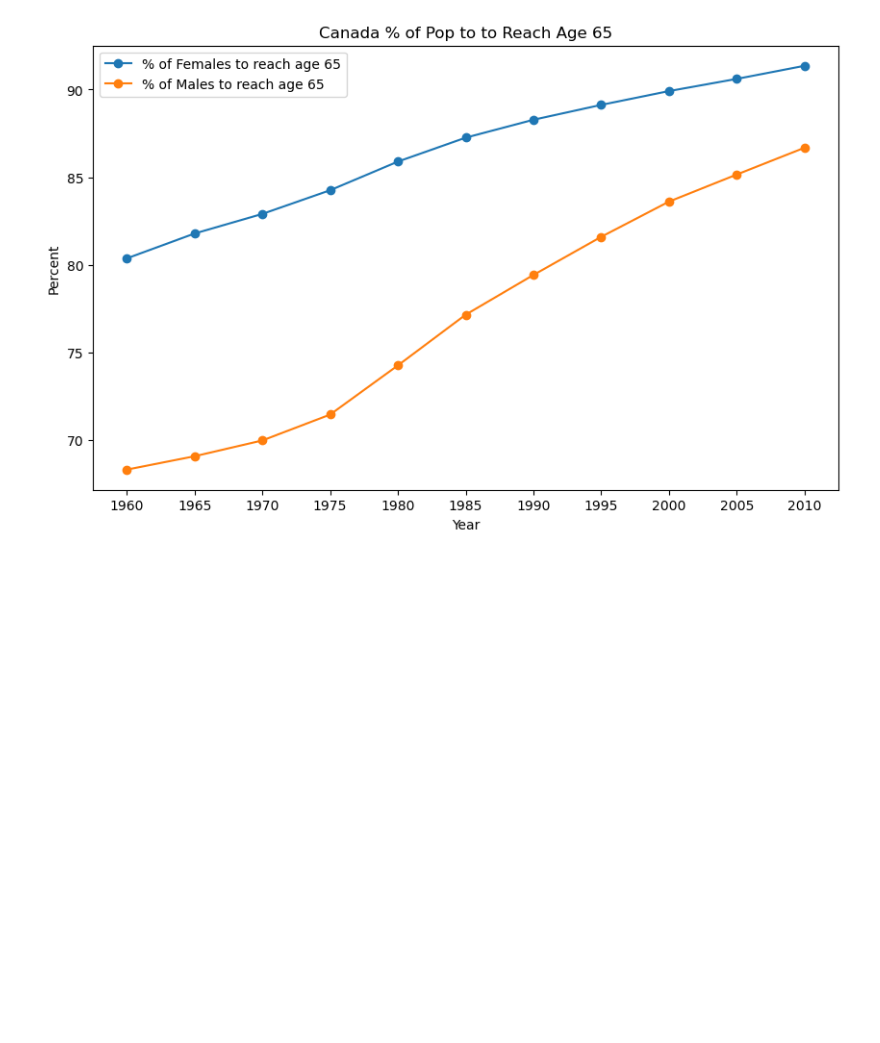
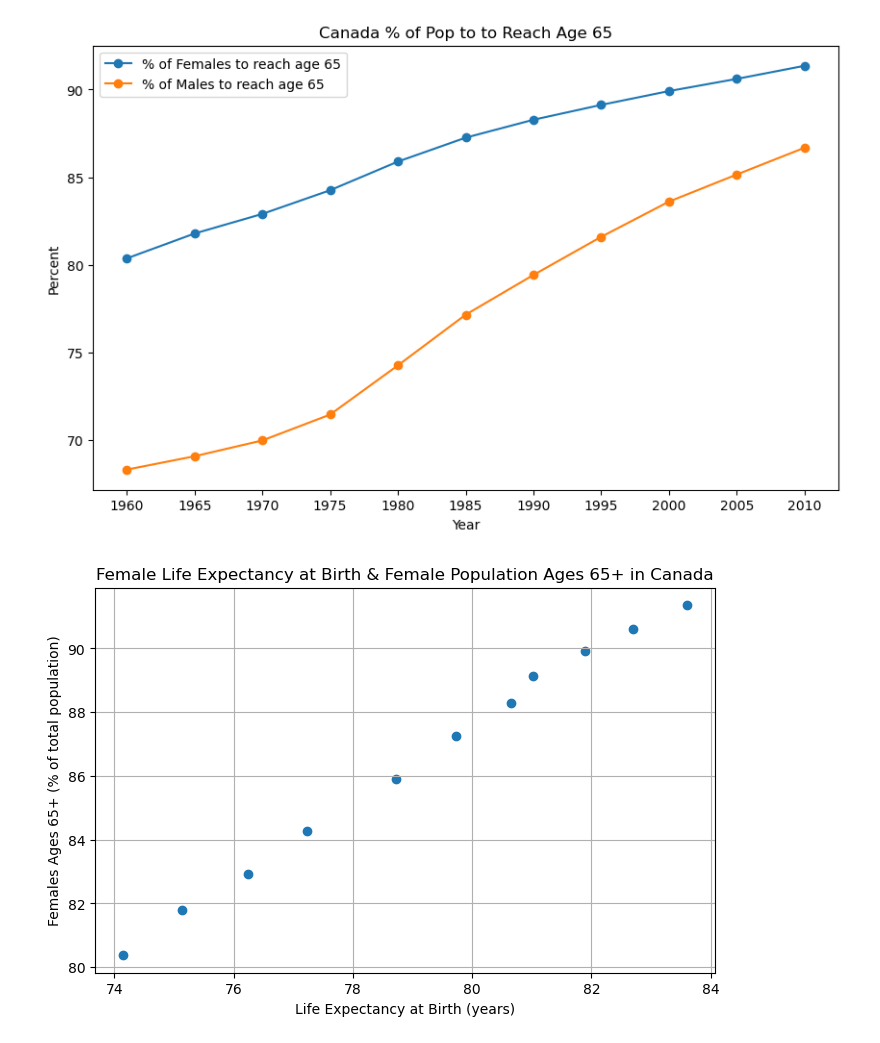
Before and after one commit to TolsonA/Group_3, a Jupyter notebook: src/health_data_analysis.ipynb, the cells around one changed output. Cells and saved outputs as stored; diff of their text form; code cells hidden in the pictures; blank space fills up the shorter version.

Commit message:
Correlation between F life expectancy & F pop 65+

```diff
--- a/src/health_data_analysis.ipynb
+++ b/src/health_data_analysis.ipynb
@@ -94,3 +94,15 @@ plt.legend()
 plt.show()
 # %% [output]
 [figure]
+# %%
+combined_65_le_data = filtered_le_data.join(filtered_65_data)
+# %%
+plt.figure(figsize=(8, 5))
+plt.scatter(combined_65_le_data['Female Life Expectancy at Birth'], combined_65_le_data['% of Females to reach age 65'], marker='o')
+plt.title('Female Life Expectancy at Birth & Female Population Ages 65+ in Canada')
+plt.xlabel('Life Expectancy at Birth (years)')
+plt.ylabel('Females Ages 65+ (% of total population)')
+plt.grid(True)
+plt.show()
+# %% [output]
+[figure, added]
```
